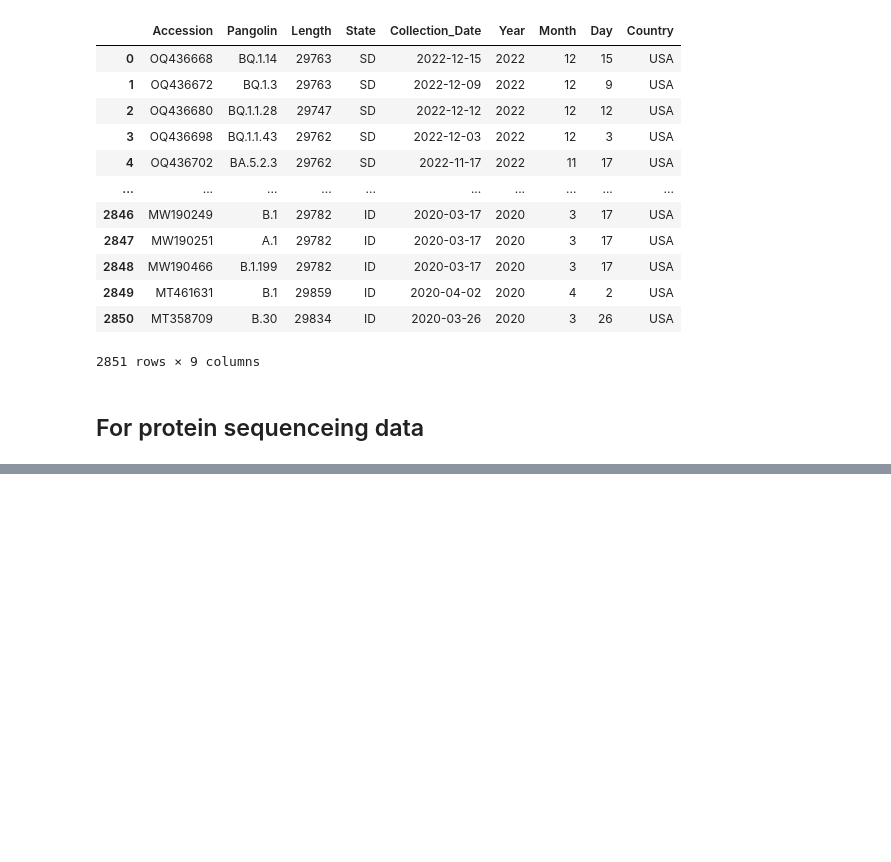
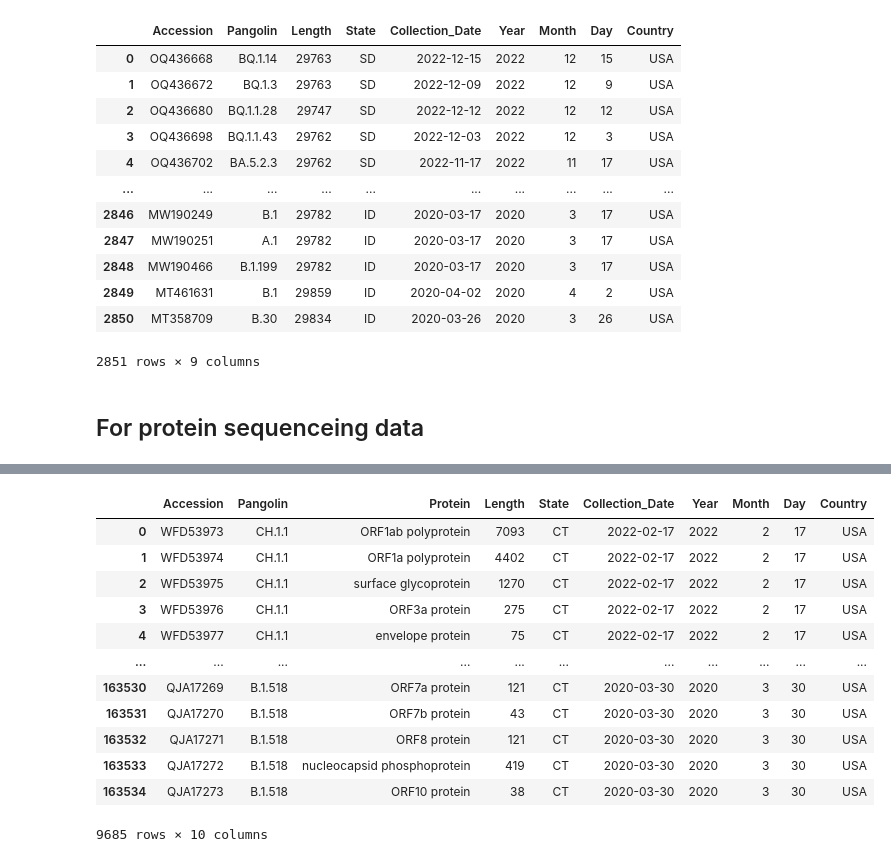
Before and after one commit to tahiri-lab/iPhyloGeo.js, a Jupyter notebook: Data_preprocessing/NCBIVirus.ipynb, the cells around one changed output, grey strips where cells are left out. Drawn from its saved outputs; the diff is of its cells as text; code cells hidden in the pictures; blank space fills up the shorter version.

```diff
--- a/Data_preprocessing/NCBIVirus.ipynb
+++ b/Data_preprocessing/NCBIVirus.ipynb
@@ -253,0 +387,18 @@ def preprocessConcat_USA_protein(path):
+# %%
+f_path = '../Data/NCBI_virus/aa/USA/aa_CT.csv'
+df_aa_CT = dropDuplicateSeq_USA_protein(f_path)
+df_aa_CT
+# %% [output]
+|  | Accession | Pangolin | Protein | Length | State | Collection_Date | Year | Month | Day | Country |
+| 0 | WFD53973 | CH.1.1 | ORF1ab polyprotein | 7093 | CT | 2022-02-17 | 2022 | 2 | 17 | USA |
+| 1 | WFD53974 | CH.1.1 | ORF1a polyprotein | 4402 | CT | 2022-02-17 | 2022 | 2 | 17 | USA |
+| 2 | WFD53975 | CH.1.1 | surface glycoprotein | 1270 | CT | 2022-02-17 | 2022 | 2 | 17 | USA |
+| 3 | WFD53976 | CH.1.1 | ORF3a protein | 275 | CT | 2022-02-17 | 2022 | 2 | 17 | USA |
+| 4 | WFD53977 | CH.1.1 | envelope protein | 75 | CT | 2022-02-17 | 2022 | 2 | 17 | USA |
+| ... | ... | ... | ... | ... | ... | ... | ... | ... | ... | ... |
+| 163530 | QJA17269 | B.1.518 | ORF7a protein | 121 | CT | 2020-03-30 | 2020 | 3 | 30 | USA |
+| 163531 | QJA17270 | B.1.518 | ORF7b protein | 43 | CT | 2020-03-30 | 2020 | 3 | 30 | USA |
+| 163532 | QJA17271 | B.1.518 | ORF8 protein | 121 | CT | 2020-03-30 | 2020 | 3 | 30 | USA |
+| 163533 | QJA17272 | B.1.518 | nucleocapsid phosphoprotein | 419 | CT | 2020-03-30 | 2020 | 3 | 30 | USA |
+| 163534 | QJA17273 | B.1.518 | ORF10 protein | 38 | CT | 2020-03-30 | 2020 | 3 | 30 | USA |
+9685 rows × 10 columns
```
Also changed, not shown: parts of 25 cells of this notebook, 11 other files.
